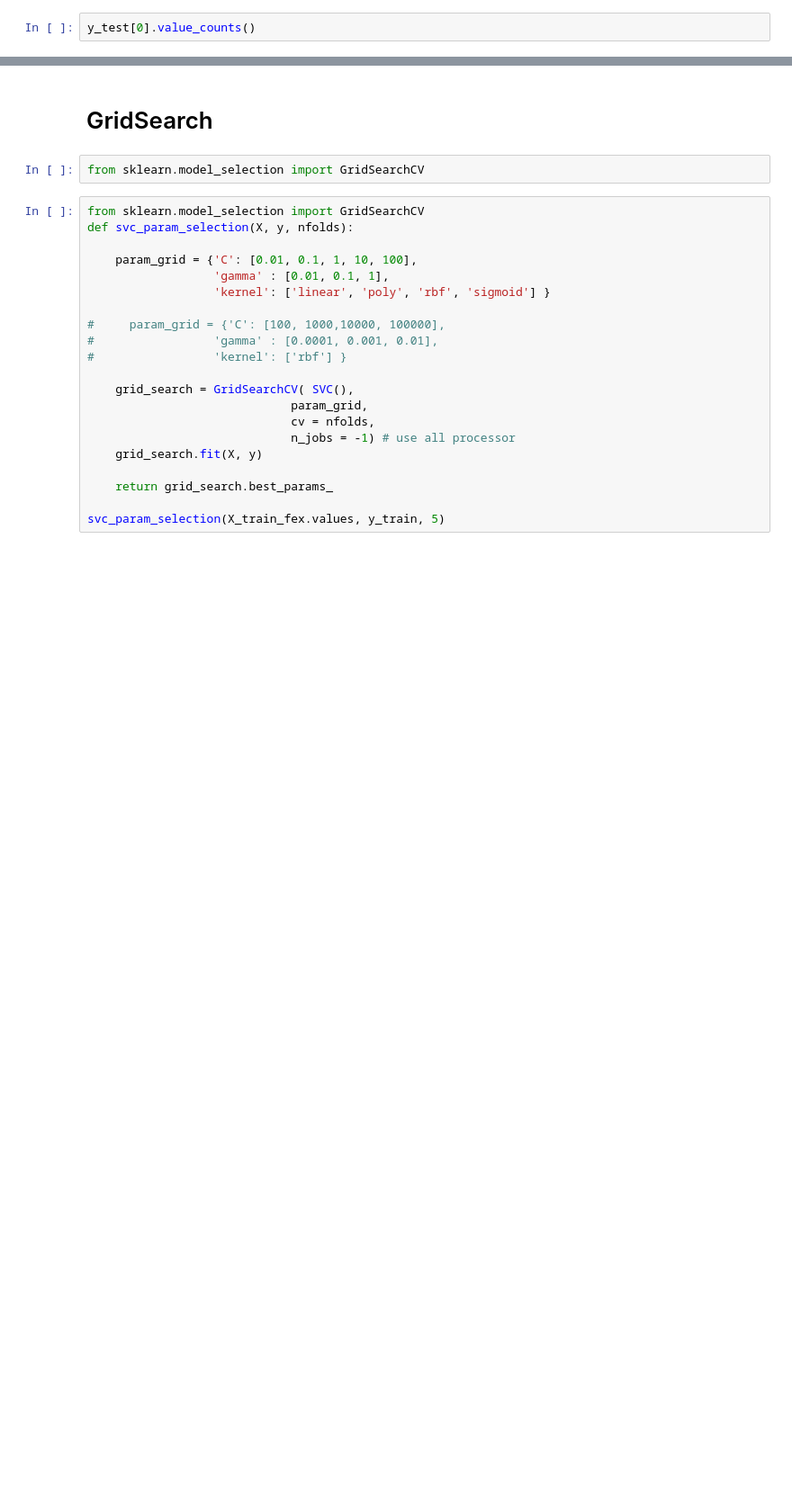
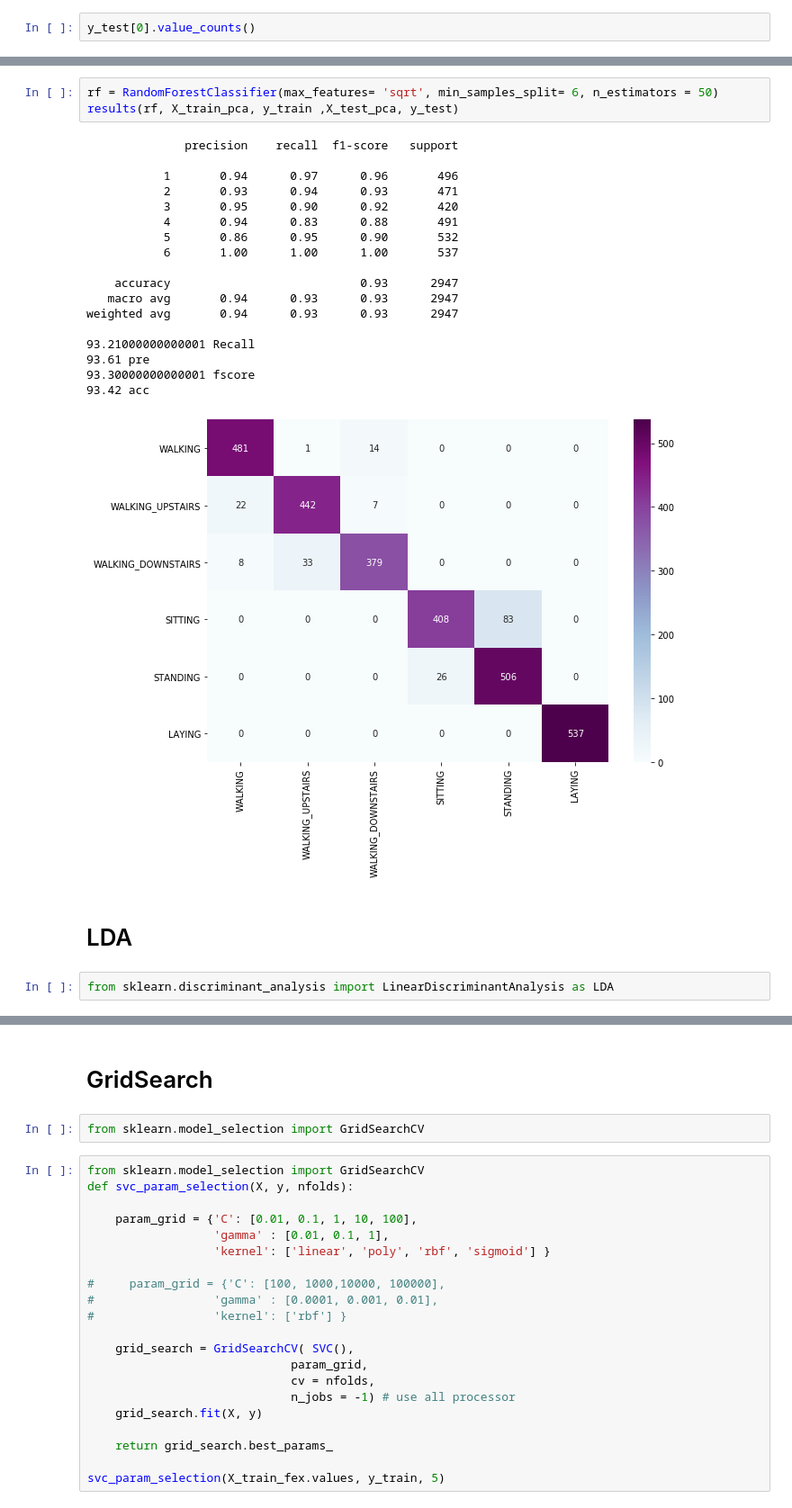
Before and after one commit to almakhann/diplom, a Jupyter notebook: diploma.ipynb, the cells around one changed output, grey strips where cells are left out. Shown at 90% size. Saved outputs shown, nothing was run; the diff lists cells and outputs as text; blank space fills up the shorter version.

```diff
--- a/diploma.ipynb
+++ b/diploma.ipynb
@@ -201,0 +223,26 @@ d
+# %%
+rf = RandomForestClassifier(max_features= 'sqrt', min_samples_split= 6, n_estimators = 50)
+results(rf, X_train_pca, y_train ,X_test_pca, y_test)
+# %% [output]
+              precision    recall  f1-score   support
+
+           1       0.94      0.97      0.96       496
+           2       0.93      0.94      0.93       471
+           3       0.95      0.90      0.92       420
+           4       0.94      0.83      0.88       491
+           5       0.86      0.95      0.90       532
+           6       1.00      1.00      1.00       537
+
+    accuracy                           0.93      2947
+   macro avg       0.94      0.93      0.93      2947
+weighted avg       0.94      0.93      0.93      2947
+
+93.21000000000001 Recall
+93.61 pre
+93.30000000000001 fscore
+93.42 acc
+[figure, added]
+# %% [markdown]
+# LDA
+# %%
+from sklearn.discriminant_analysis import LinearDiscriminantAnalysis as LDA
```
Also changed, not shown: parts of 26 cells of this notebook, 24 other files.
